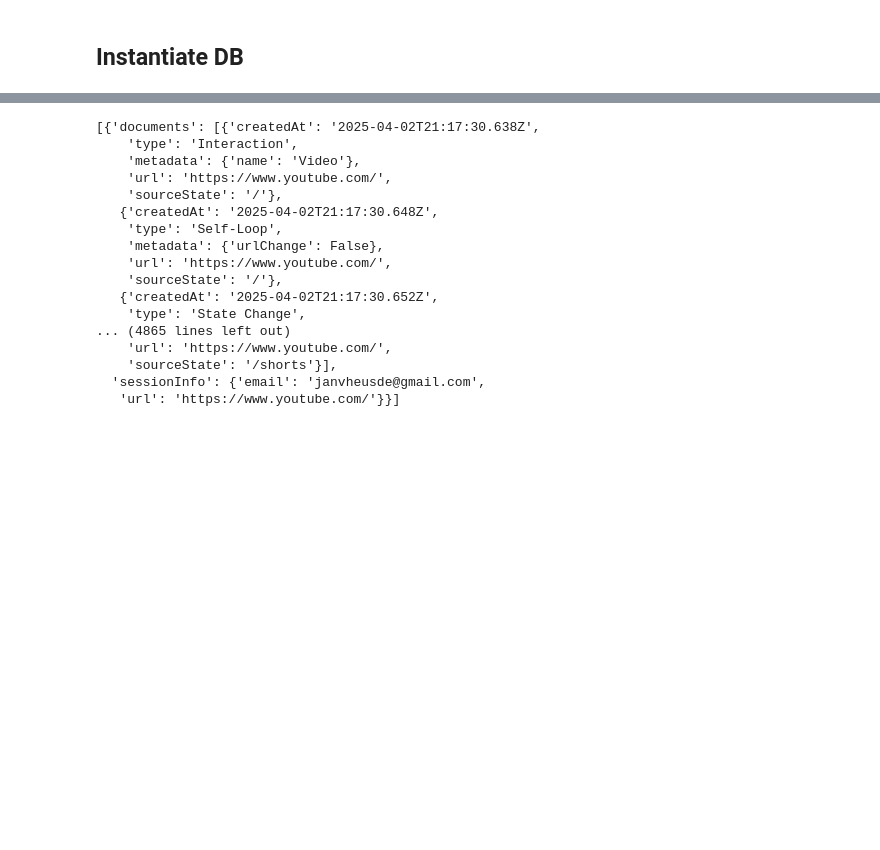
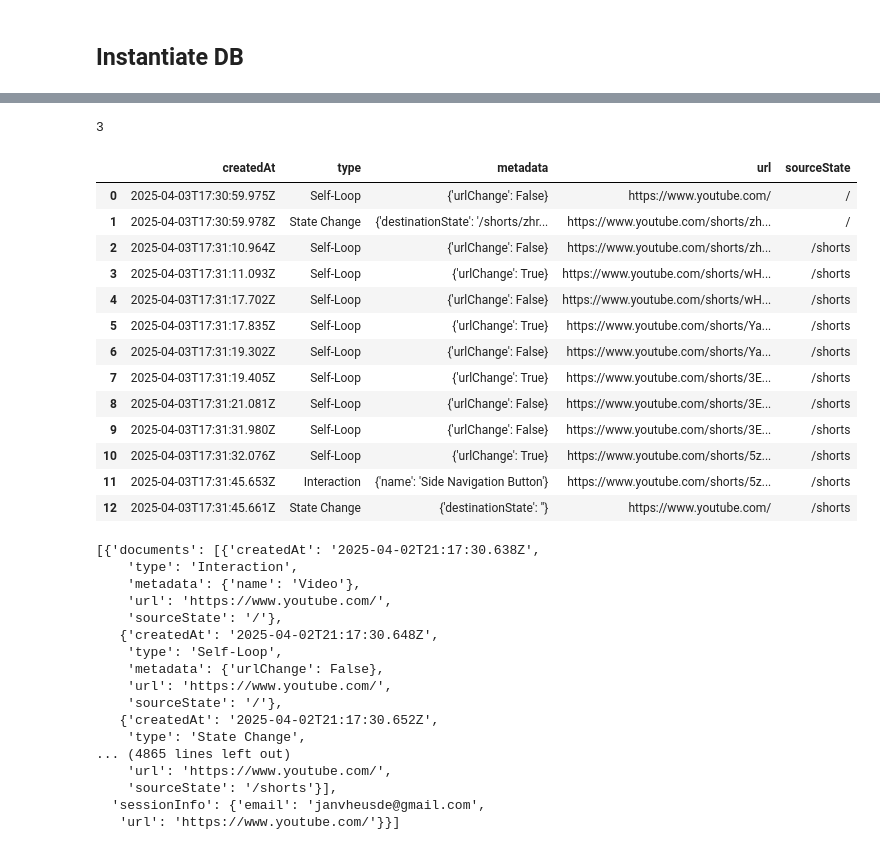
Before and after one commit to jikaelgagnon/interactor, a Jupyter notebook: markov_playground.ipynb, the cells around one changed output, grey strips where cells are left out. Saved outputs shown, nothing was run; the diff lists cells and outputs as text; code cells hidden in the pictures; blank space fills up the shorter version.

```diff
--- a/markov_playground.ipynb
+++ b/markov_playground.ipynb
@@ -20,6 +22,29 @@ db = firestore.client()
 docs = db.collection('userData').stream()
 # %%
 documents = get_all_records(db)
+# %%
+jan_data = get_records_by_email(db, "janvheusde@gmail.com")
+# %%
+len(jan_data)
+# %% [output]
+3
+# %%
+pd.DataFrame(jan_data[0]['documents'])
+# %% [output]
+|  | createdAt | type | metadata | url | sourceState |
+| 0 | 2025-04-03T17:30:59.975Z | Self-Loop | {'urlChange': False} | https://www.youtube.com/ | / |
+| 1 | 2025-04-03T17:30:59.978Z | State Change | {'destinationState': '/shorts/zhr... | https://www.youtube.com/shorts/zh... | / |
+| 2 | 2025-04-03T17:31:10.964Z | Self-Loop | {'urlChange': False} | https://www.youtube.com/shorts/zh... | /shorts |
+| 3 | 2025-04-03T17:31:11.093Z | Self-Loop | {'urlChange': True} | https://www.youtube.com/shorts/wH... | /shorts |
+| 4 | 2025-04-03T17:31:17.702Z | Self-Loop | {'urlChange': False} | https://www.youtube.com/shorts/wH... | /shorts |
+| 5 | 2025-04-03T17:31:17.835Z | Self-Loop | {'urlChange': True} | https://www.youtube.com/shorts/Ya... | /shorts |
+| 6 | 2025-04-03T17:31:19.302Z | Self-Loop | {'urlChange': False} | https://www.youtube.com/shorts/Ya... | /shorts |
+| 7 | 2025-04-03T17:31:19.405Z | Self-Loop | {'urlChange': True} | https://www.youtube.com/shorts/3E... | /shorts |
+| 8 | 2025-04-03T17:31:21.081Z | Self-Loop | {'urlChange': False} | https://www.youtube.com/shorts/3E... | /shorts |
+| 9 | 2025-04-03T17:31:31.980Z | Self-Loop | {'urlChange': False} | https://www.youtube.com/shorts/3E... | /shorts |
+| 10 | 2025-04-03T17:31:32.076Z | Self-Loop | {'urlChange': True} | https://www.youtube.com/shorts/5z... | /shorts |
+| 11 | 2025-04-03T17:31:45.653Z | Interaction | {'name': 'Side Navigation Button'} | https://www.youtube.com/shorts/5z... | /shorts |
+| 12 | 2025-04-03T17:31:45.661Z | State Change | {'destinationState': ''} | https://www.youtube.com/ | /shorts |
 # %%
 documents
 # %% [output]
```
Also changed, not shown: parts of 5 cells of this notebook, 2 other files.
